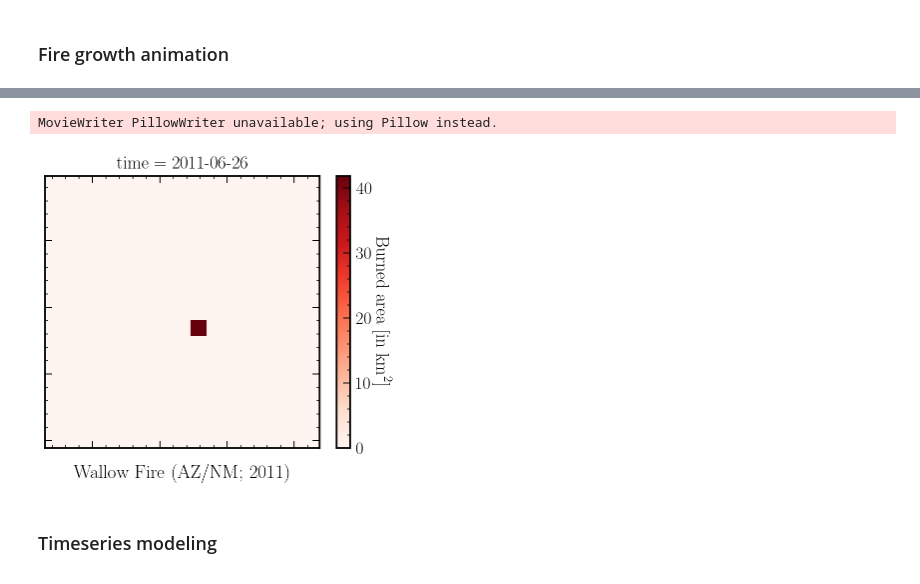
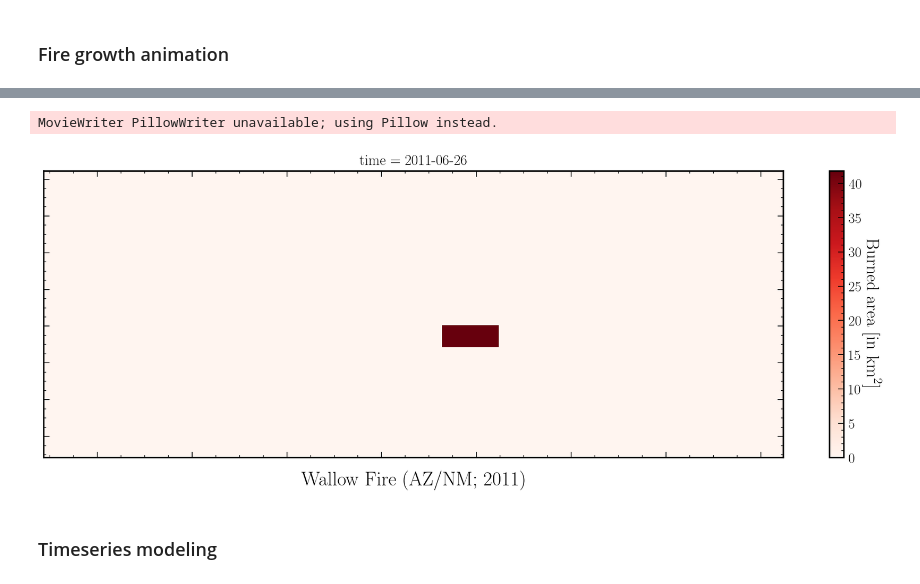
Before and after one commit to jtbuch/fire_hazard_index, a Jupyter notebook: scripts/preliminary_data_analysis.ipynb, the cells around one changed output, grey strips where cells are left out. Drawn from its saved outputs; the diff is of its cells as text; code cells hidden in the pictures.

Commit message:
updated fire indices

```diff
--- a/scripts/preliminary_data_analysis.ipynb
+++ b/scripts/preliminary_data_analysis.ipynb
@@ -383,8 +396,7 @@ vpd_data= xarray.open_dataarray('../data/12km/VPD_daily_conus_2002-2020_12km.nc'
 # %% [markdown]
 ### Fire growth animation
 # %%
-forest_xarr_ur= xarray.open_dataarray('../data/12km/forest_burned_area_2002-2021_12km.nc')
-forest_xarr= forest_xarr_ur.sel(time= forest_xarr_ur.time.isin(pd.date_range(start= '2002-06-19', end= '2020-09-01', freq= 'D')))
+forest_xarr= forest_xarr_ur.sel(time= forest_xarr_ur.time.isin(pd.date_range(start= '2002-06-19', end= '2020-10-01', freq= 'D')))
 forest_df= forest_xarr.to_dataframe('fire').reset_index()
 forest_df['tot_days']= (forest_df.time - pd.to_datetime('2002-01-01')).dt.days
 # %%
@@ -428,43 +445,44 @@ forest_df[forest_df.fire > 0][forest_df.tot_days == 3448].sort_values(by= 'fire'
 # %%
 ind= 105739853 #wf1: 105739853 #acf2: 214182885 #acf1: 213957050
-n_grid = 9
+n_grid = 7
 cellwidth= 12000
-days_arr = np.arange(-5, 16, 1, dtype=float) #acf2: np.arange(-7, 10, 1, dtype=float) #
+days_arr = np.arange(-5, 16, 1, dtype=float) #acf2: np.arange(-5, 25, 1, dtype=float) #wf1: np.arange(-5, 16, 1, dtype=float)
 
-fig, ax = plt.subplots()
+fig, ax = plt.subplots(figsize=(16, 6), tight_layout=True)
 
 # Create a dummy plot for the colorbar
 subset = forest_xarr.sel(time=forest_df.loc[ind].time + timedelta(days=days_arr[0]),
                          Y=(forest_xarr.Y < forest_df.loc[ind].Y + n_grid*cellwidth) & (forest_xarr.Y > forest_df.loc[ind].Y - n_grid*cellwidth),
                          X=(forest_xarr.X < forest_df.loc[ind].X + n_grid*cellwidth) & (forest_xarr.X > forest_df.loc[ind].X - n_grid*cellwidth), method= 'nearest')
 im = subset.plot(ax=ax, cmap=plt.cm.Reds, add_colorbar=False)
 cbar = fig.colorbar(im, ax=ax)
-cbar.ax.set_ylabel(ylabel= r'Burned area [in ${\rm km}^2$]', rotation= 270, labelpad= 20, fontsize= 18)
+cbar.ax.set_ylabel(ylabel= r'Burned area [in ${\rm km}^2$]', rotation= 270, labelpad= 25, fontsize= 22)
 ax.set_xticklabels([])
 ax.set_yticklabels([])
 ax.set_xlabel('')
 ax.set_ylabel('')
 
 # Define the update function
 def update(day):
     ax.clear()
     subset = forest_xarr.sel(time=forest_df.loc[ind].time + timedelta(days=day),
                              Y=(forest_xarr.Y < forest_df.loc[ind].Y + n_grid*cellwidth) & (forest_xarr.Y > forest_df.loc[ind].Y - n_grid*cellwidth),
                              X=(forest_xarr.X < forest_df.loc[ind].X + n_grid*cellwidth) & (forest_xarr.X > forest_df.loc[ind].X - n_grid*cellwidth), method= 'nearest')
     im = subset.plot(ax=ax, cmap=plt.cm.Reds, add_colorbar=False)
     ax.set_xticklabels([])
     ax.set_yticklabels([])
-    ax.set_xlabel('Wallow Fire (AZ/NM; 2011)') #ax.set_xlabel('August Complex Fire (CA; 2020)')
+    ax.set_xlabel('Wallow Fire (AZ/NM; 2011)', fontsize= 24) #ax.set_xlabel('Wallow Fire (AZ/NM; 2011)') #ax.set_xlabel('August Complex Fire (CA; 2020)')
     ax.set_ylabel('')
+    #ax.tick_params(labeltop= True, top=True, labelright=False, right=True, which='both', labelsize= 30);
     return im,
 
 # Create the animation
 ani = FuncAnimation(fig, update, frames=days_arr, repeat=False, blit=True)
-HTML(ani.to_html5_video())
-#ani.save('../plots/wallowfire_animation.gif', writer='PillowWriter', fps= 2, dpi= 300) #augcompfire
+#HTML(ani.to_html5_video())
+ani.save('../plots/wallowfire_animation.gif', writer='PillowWriter', fps= 2, dpi= 300) #augcompfire
 # %% [output]
 MovieWriter PillowWriter unavailable; using Pillow instead.
-[figure, old version]
+[figure, new version]
 # %% [markdown]
 ### Timeseries modeling
 # %%
```
Also changed, not shown: parts of 12 cells of this notebook, 1 other file.
